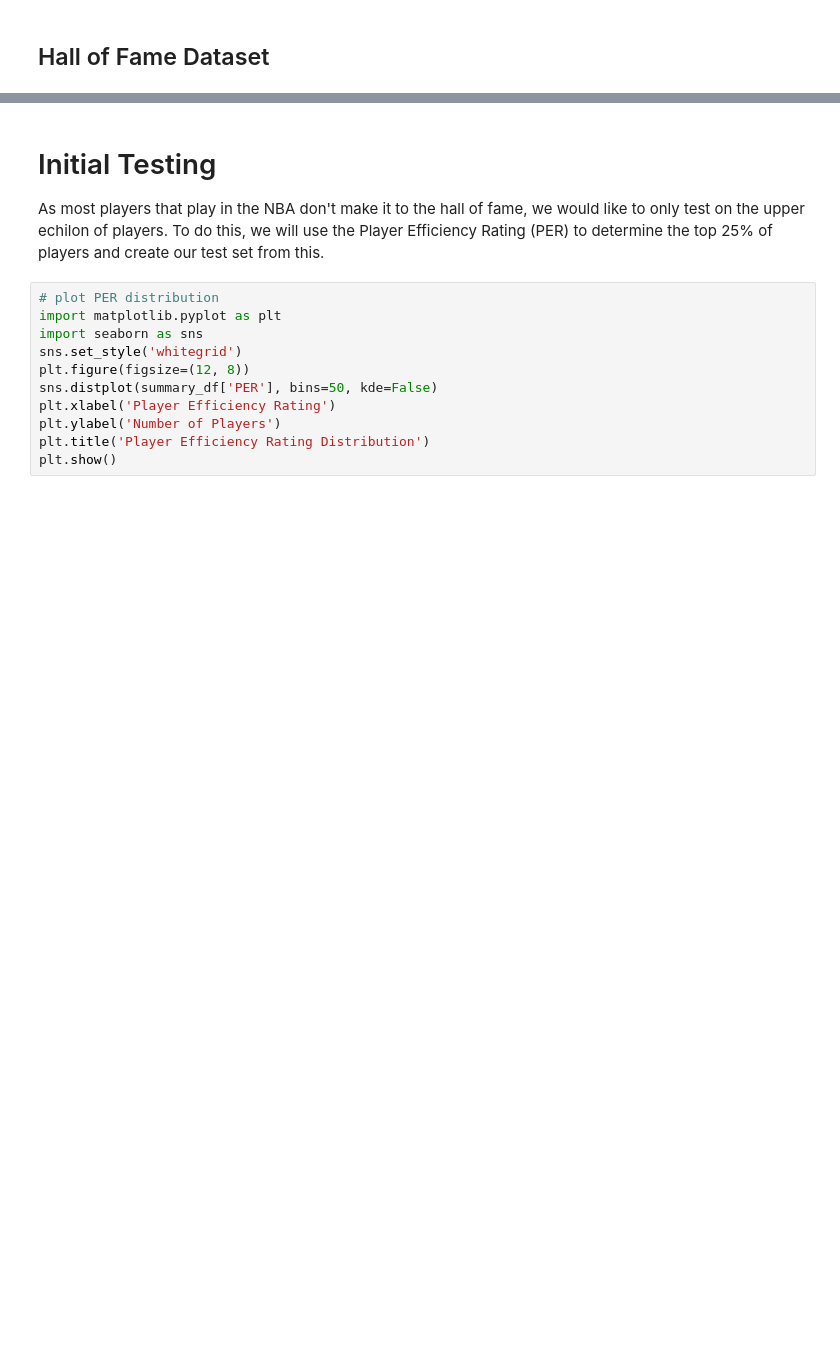
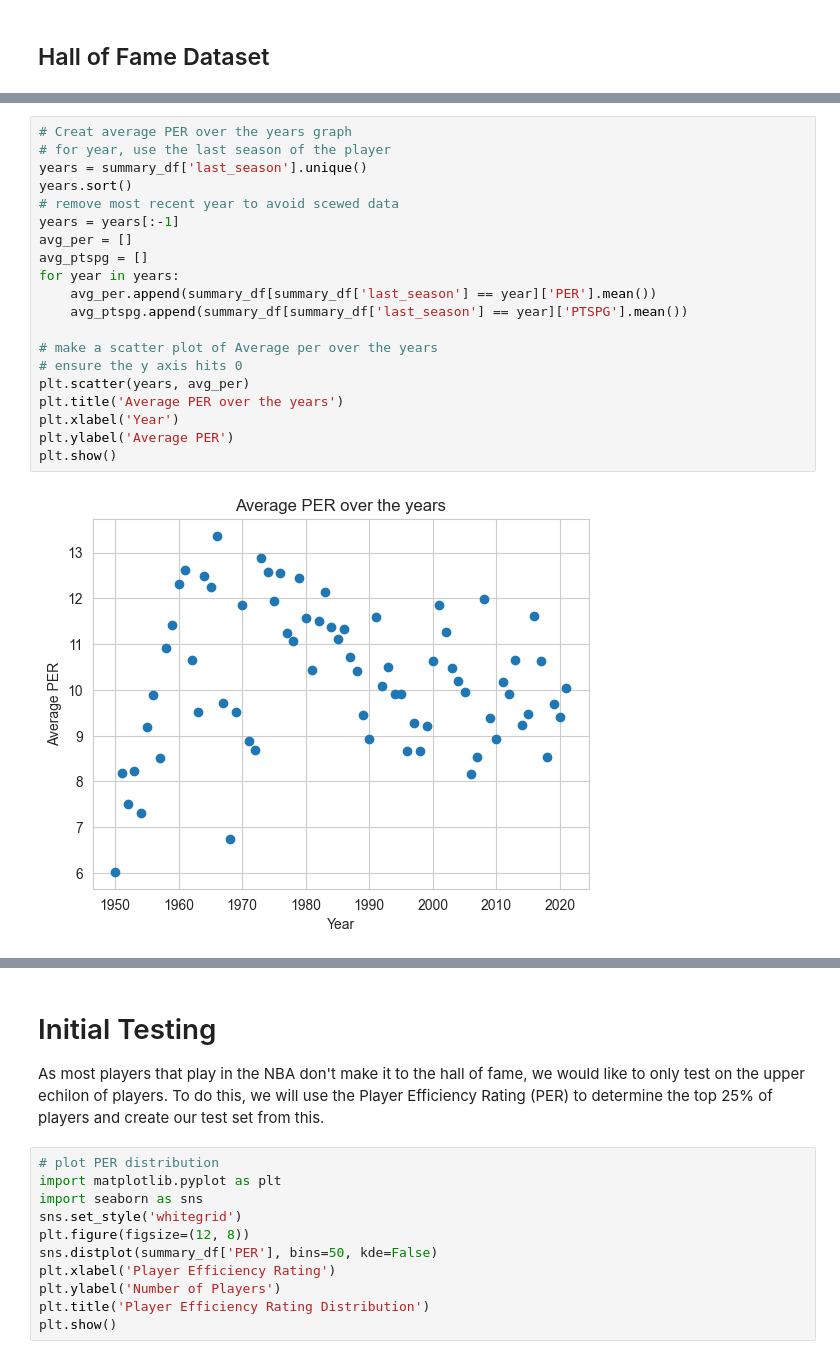
Before and after one commit to peterrwilson99/nba-hof-predictor, a Jupyter notebook: report.ipynb, the cells around one changed output, grey strips where cells are left out. Saved outputs shown, nothing was run; the diff lists cells and outputs as text; blank space fills up the shorter version.

```diff
--- a/report.ipynb
+++ b/report.ipynb
@@ -201,0 +308,22 @@ summary_df.head()
+# %%
+# Creat average PER over the years graph
+# for year, use the last season of the player
+years = summary_df['last_season'].unique()
+years.sort()
+# remove most recent year to avoid scewed data
+years = years[:-1]
+avg_per = []
+avg_ptspg = []
+for year in years:
+    avg_per.append(summary_df[summary_df['last_season'] == year]['PER'].mean())
+    avg_ptspg.append(summary_df[summary_df['last_season'] == year]['PTSPG'].mean())
+
+# make a scatter plot of Average per over the years
+# ensure the y axis hits 0
+plt.scatter(years, avg_per)
+plt.title('Average PER over the years')
+plt.xlabel('Year')
+plt.ylabel('Average PER')
+plt.show()
+# %% [output]
+[figure, added]
```
Also changed, not shown: parts of 35 cells of this notebook, 2 other files.
